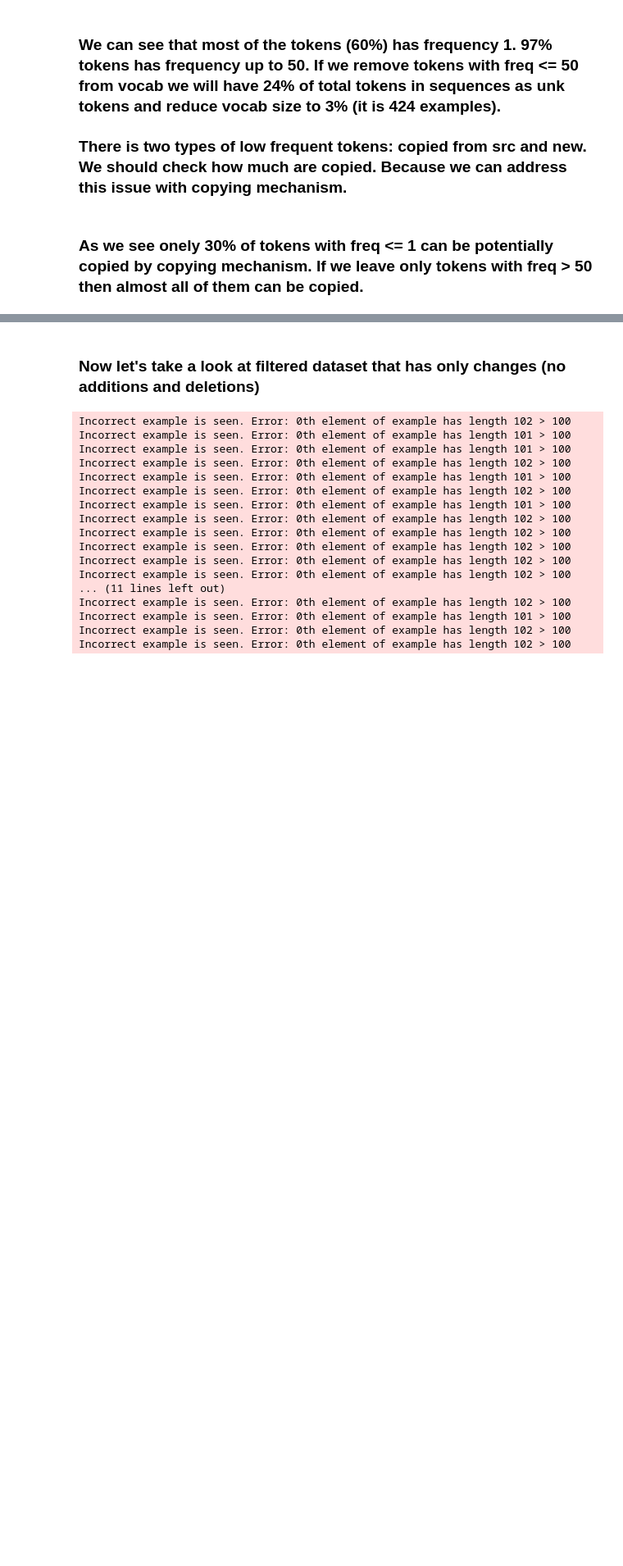
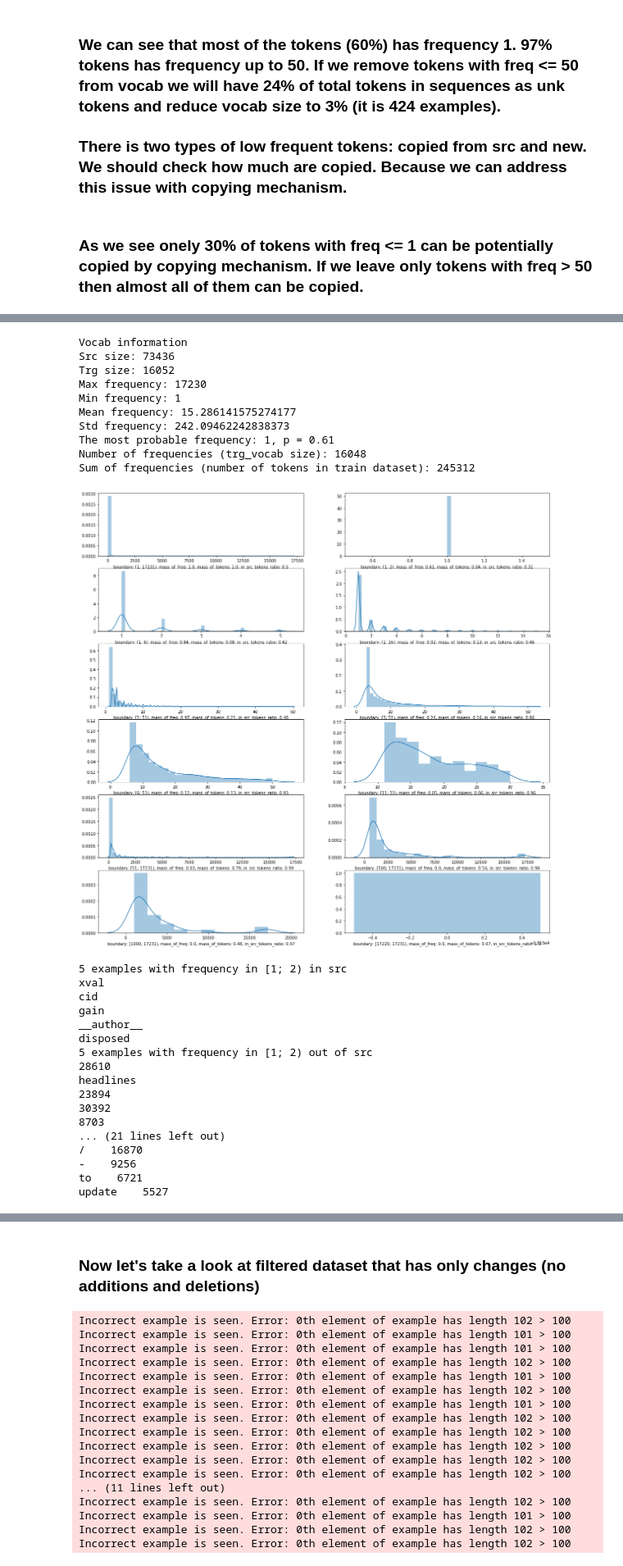
Before and after one commit to JetBrains-Research/embeddings-for-code-diffs, a Jupyter notebook: Jiang_dataset_analysis.ipynb, the cells around one changed output, grey strips where cells are left out. Shown at 82% size. Drawn from its saved outputs; the diff is of its cells as text; code cells hidden in the pictures; blank space fills up the shorter version.

Commit message:
Updated Jiang analysis experiment.

```diff
--- a/Jiang_dataset_analysis.ipynb
+++ b/Jiang_dataset_analysis.ipynb
@@ -229,0 +232,5 @@ update    4482
+# %%
+ORIGINAL_FULL_JIANG_DATASET_PATH = '../embeddings-for-code-diffs-data/datasets/commit_message_generation/Jiang/full_train'
+ORIGINAL_FULL_JIANG_DATA = load_dataset(ORIGINAL_FULL_JIANG_DATASET_PATH)
+ORIGINAL_FULL_JIANG_DATA_SRC_VOCAB = ORIGINAL_FULL_JIANG_DATA['train'].fields["src"].vocab
+ORIGINAL_FULL_JIANG_DATA_TRG_VOCAB = ORIGINAL_FULL_JIANG_DATA['train'].fields["trg"].vocab
@@ -229,0 +272,31 @@ update    4482
+# %%
+analyze_vocabs(ORIGINAL_FULL_JIANG_DATA_SRC_VOCAB, ORIGINAL_FULL_JIANG_DATA_TRG_VOCAB)
+# %% [output]
+Vocab information
+Src size: 73436
+Trg size: 16052
+Max frequency: 17230
+Min frequency: 1
+Mean frequency: 15.286141575274177
+Std frequency: 242.09462242838373
+The most probable frequency: 1, p = 0.61
+Number of frequencies (trg_vocab size): 16048
+Sum of frequencies (number of tokens in train dataset): 245312
+[figure, added]
+5 examples with frequency in [1; 2) in src
+xval
+cid
+gain
+__author__
+disposed
+5 examples with frequency in [1; 2) out of src
+28610
+headlines
+23894
+30392
+8703
+... (21 lines left out)
+/    16870
+-    9256
+to    6721
+update    5527
```
Also changed, not shown: parts of 3 cells of this notebook.
